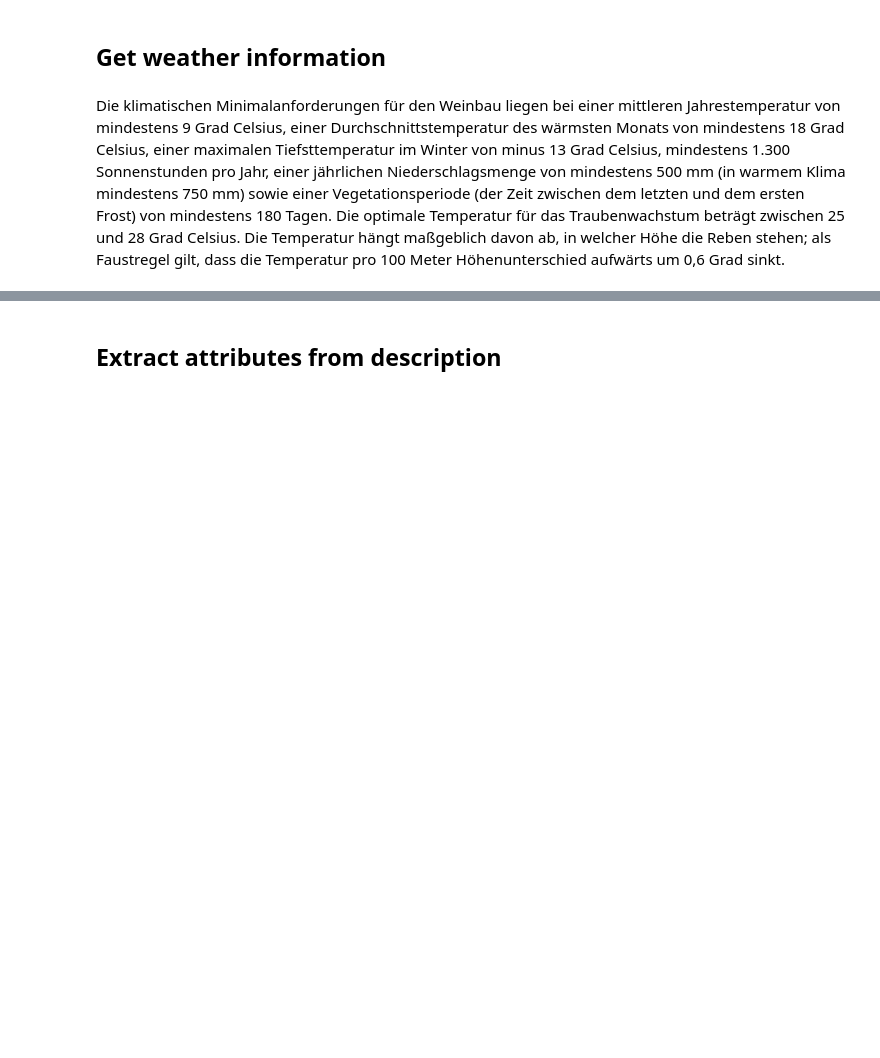
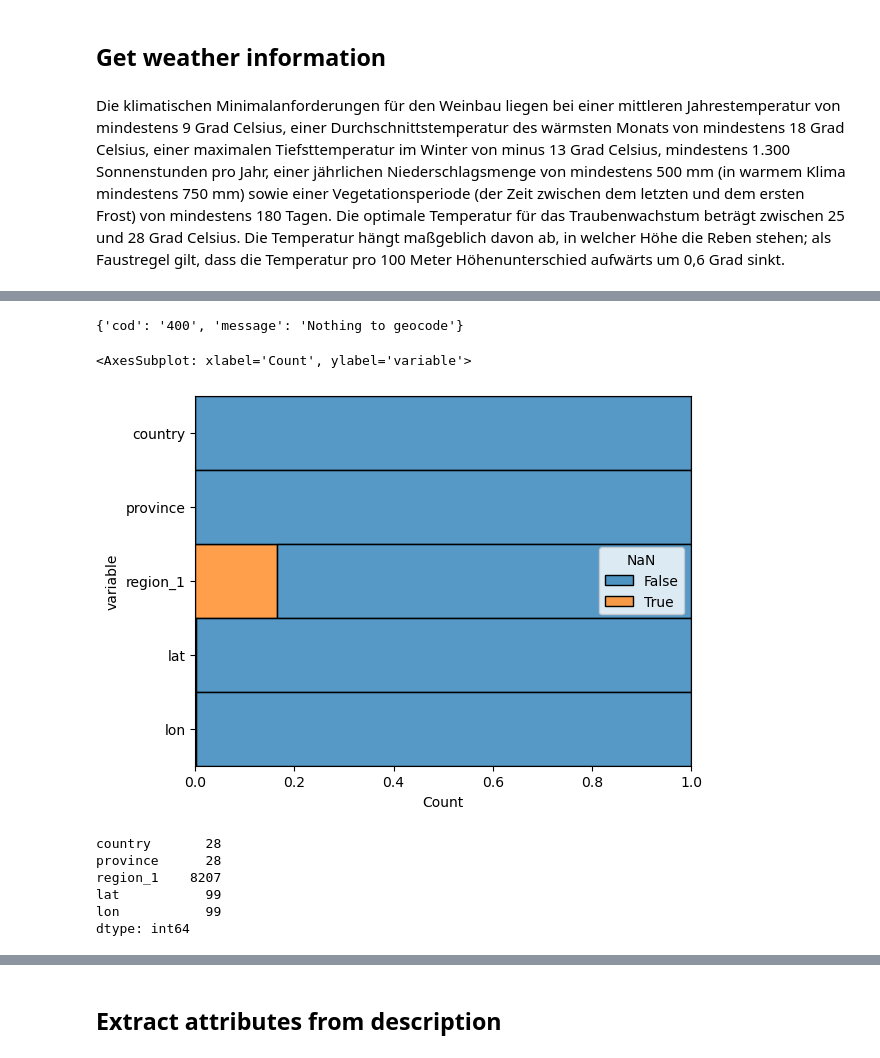
Before and after one commit to Alex020250/AppliedDataScience, a Jupyter notebook: Code/preprocessing.ipynb, the cells around one changed output, grey strips where cells are left out. Cells and saved outputs as stored; diff of their text form; code cells hidden in the pictures; blank space fills up the shorter version.

```diff
--- a/Code/preprocessing.ipynb
+++ b/Code/preprocessing.ipynb
@@ -110,3 +244,5 @@ apikey = '<insert openweather api key>'
+# %%
+apikey = '02a31fd84c7c21a1119ad4a77fe43e6f'
 # %%
 df = df[['country', 'province', 'region_1']]
 df = df[:50000] # max. 50.000 request / day on historic API
@@ -118,12 +265,12 @@ def getGeo(url):
     data_str = response.json()
     if (response.status_code != 200):
         print(data_str)
-        return 0, 0
+        return pd.NA, pd.NA
     elif (len(data_str) > 0):
         for entry in data_str:
             return entry['lat'], entry['lon']
     else:
-        return 0, 0
+        return pd.NA, pd.NA
 # %%
 def getTemp(url):
     response = requests.get(url)
@@ -151,9 +298,6 @@ for index, row in df.iterrows():
 
     if (pd.isna(province) is False):
         url += str(province) + ","
-
-    if (pd.isna(region) is False):
-        url += str(region) + ","
 
     if (url[-1] == ','):
         url = url[:-2]
@@ -173,3 +317,24 @@ for index, row in df.iterrows():
 
 df['lat'] = lats
 df['lon'] = lons
+# %% [output]
+{'cod': '400', 'message': 'Nothing to geocode'}
+# %%
+sns.histplot(
+    data=df.isna().melt(value_name="NaN"),
+    y="variable",
+    hue="NaN",
+    multiple="fill"
+)
+# %% [output]
+<AxesSubplot: xlabel='Count', ylabel='variable'>
+[figure, added]
+# %%
+df.isna().sum()
+# %% [output]
+country       28
+province      28
+region_1    8207
+lat           99
+lon           99
+dtype: int64
```
Also changed, not shown: parts of 16 cells of this notebook, 3 other files.
